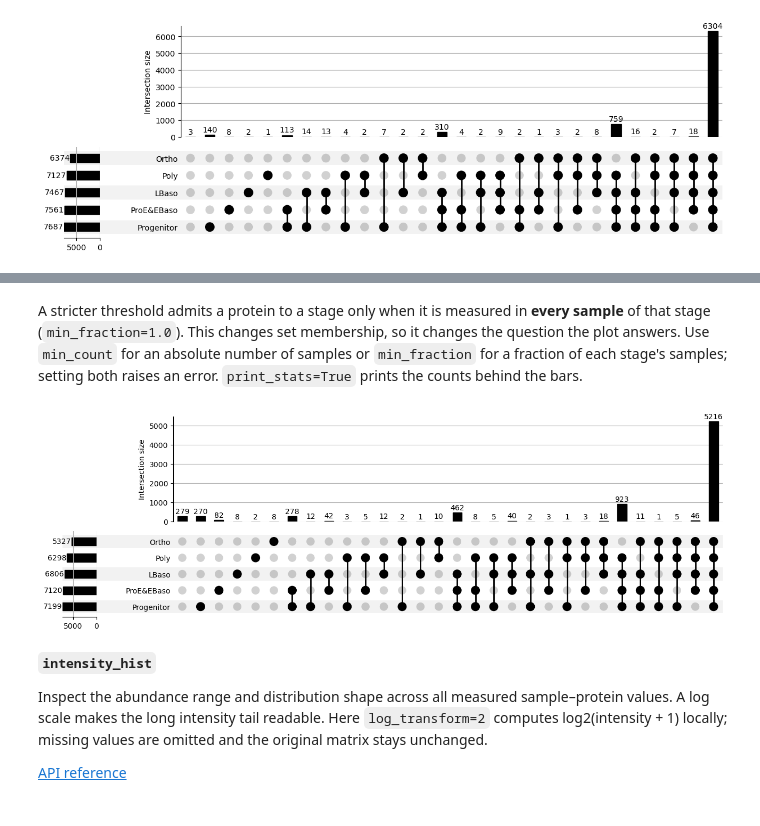
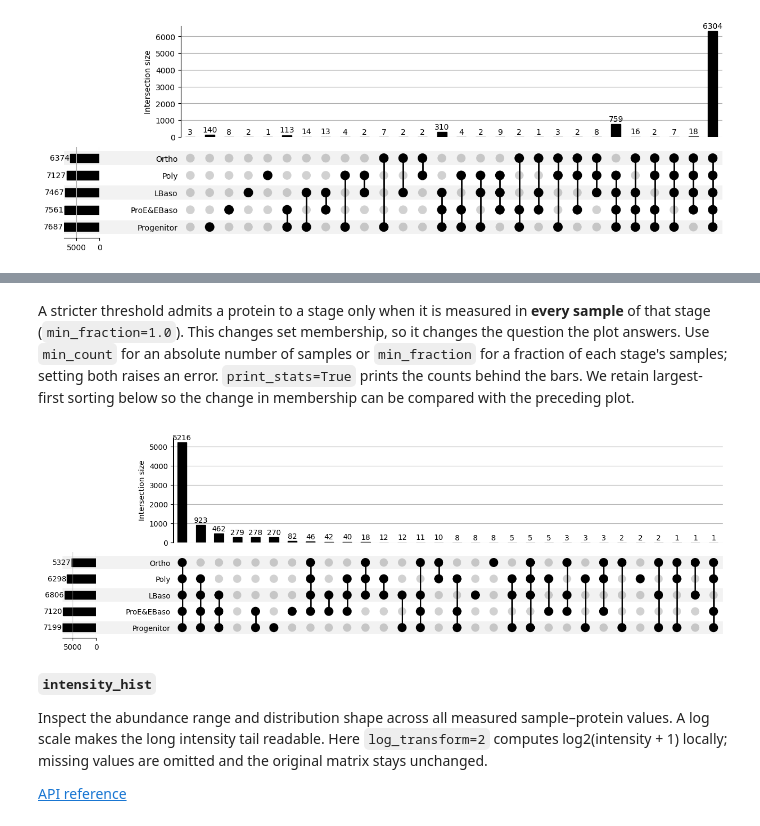
Before and after one commit to UKHD-NP/proteopy, a Jupyter notebook: docs/tutorials/plotting.ipynb, the cells around one changed output, grey strips where cells are left out. Drawn from its saved outputs; the diff is of its cells as text; code cells hidden in the pictures.

```diff
--- a/docs/tutorials/plotting.ipynb
+++ b/docs/tutorials/plotting.ipynb
@@ -313,16 +337,19 @@ membership, so it changes the question the plot answers. Use `min_count`
 for an absolute number of samples or `min_fraction` for a fraction of each
 stage's samples; setting both raises an error. `print_stats=True` prints
 the counts behind the bars.
+We retain largest-first sorting below so the change in membership can
+be compared with the preceding plot.
 # %%
 upset_axes = pr.pl.var_detected_by_cat_upset(
     adata,
     cat_key="cell_type",
     min_fraction=1.0,
+    sort_by="cardinality",
     show=False,
 )
 plt.show()
 # %% [output]
-[figure, old version]
+[figure, new version]
 # %% [markdown]
 **`intensity_hist`**
 
```
Also changed, not shown: parts of 3 cells of this notebook, 2 other files.
